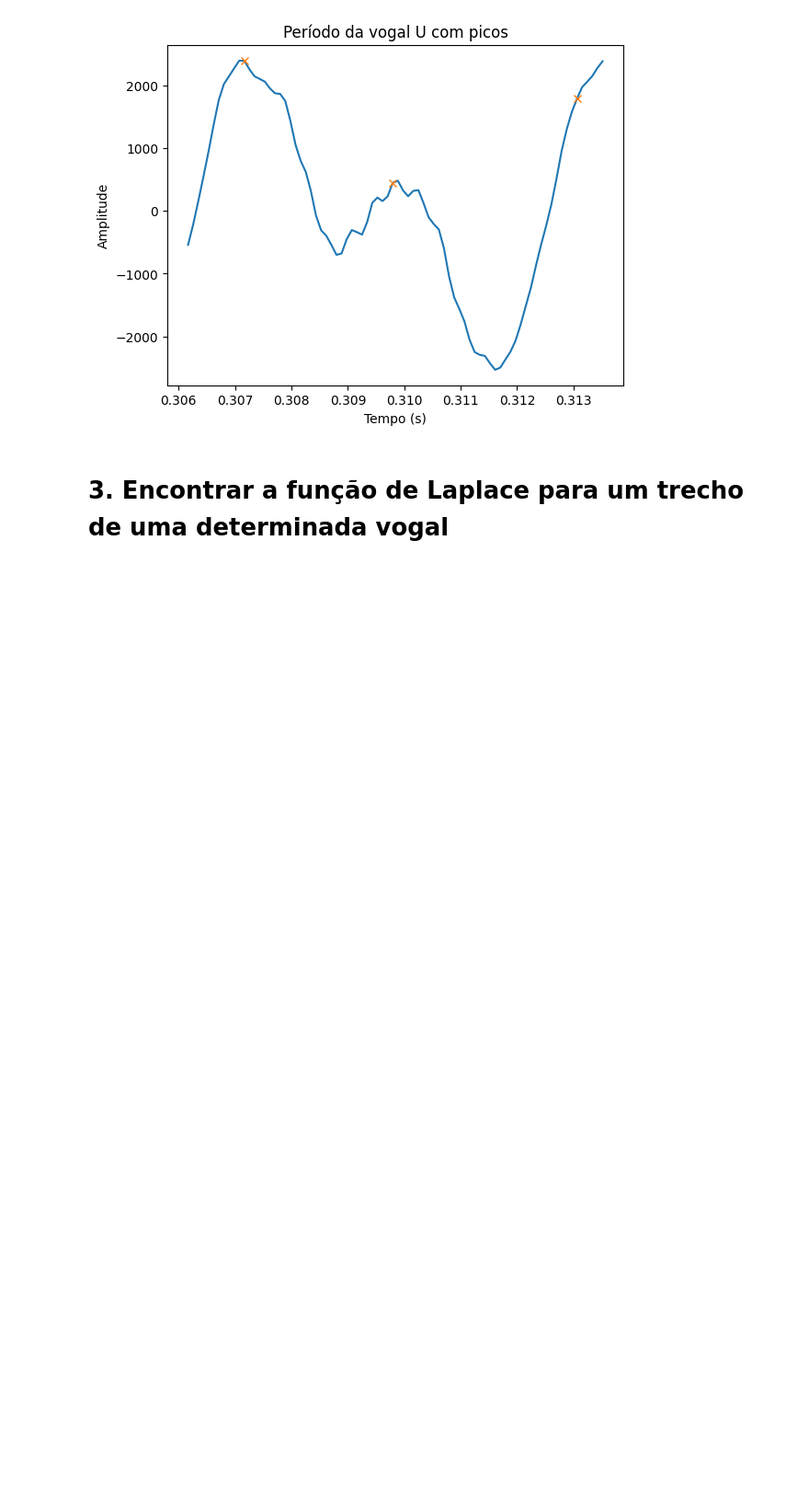
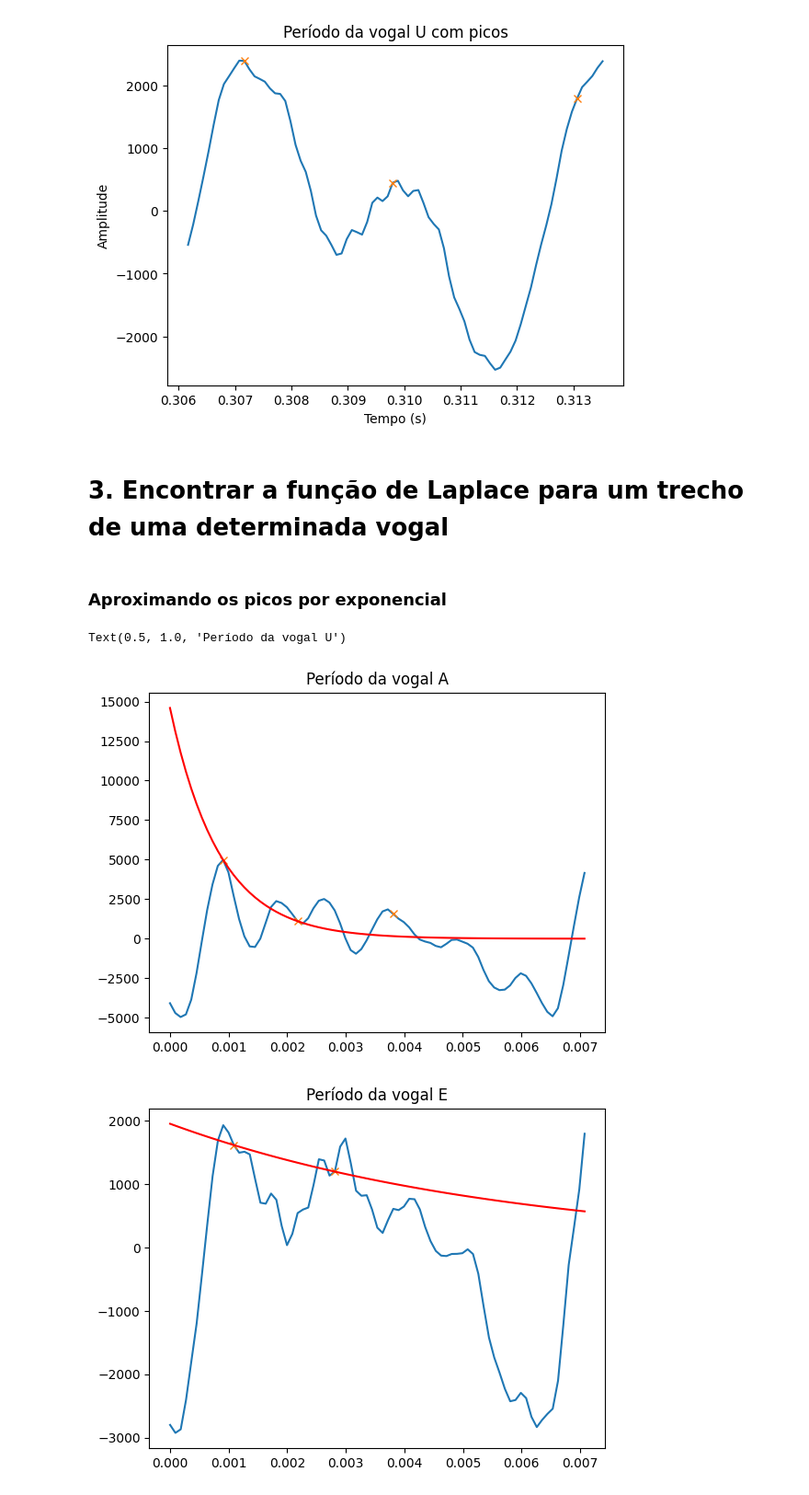
Before and after one commit to Rubiozito/Sistemas-e-Sinais, a Jupyter notebook: Trabalho_Final_sinais/Tfinal_sinais.ipynb, the cells around one changed output. Shown at 92% size. Saved outputs shown, nothing was run; the diff lists cells and outputs as text; code cells hidden in the pictures; blank space fills up the shorter version.

```diff
--- a/Trabalho_Final_sinais/Tfinal_sinais.ipynb
+++ b/Trabalho_Final_sinais/Tfinal_sinais.ipynb
@@ -123,0 +127,16 @@ def picos_periodo(periodo, periodo_t, vogal):
+# %%
+def vexp(x, a, b):
+    return a*np.exp(b*x)
+
+def picos_exp(zero, periodo, periodo_t):
+    if len(zero)>2 and zero[-1]>zero[-2]:
+        zero = zero[:-1]
+
+    periodo_t_0 = periodo_t - periodo_t[0]
+
+    x =periodo_t_0[zero]
+    y = periodo[zero]
+
+    pico_exp, pcov = curve_fit(vexp, x, y, maxfev=100000)
+
+    return pico_exp, periodo_t_0
@@ -524,3 +572,45 @@ zero_u = picos_periodo(periodo_u, periodo_tu, 'U')
 [figure]
 # %% [markdown]
 # 3. Encontrar a função de Laplace para um trecho de uma determinada vogal
+# %% [markdown]
+### Aproximando os picos por exponencial
+# %%
+pico_exp_a, periodo_t_0_a = picos_exp(zero_a, periodo_a, periodo_ta)
+plt.figure(23)
+plt.plot(periodo_t_0_a, periodo_a)
+plt.plot(periodo_t_0_a[zero_a], periodo_a[zero_a], "x")
+plt.plot(periodo_t_0_a, vexp(periodo_t_0_a, *pico_exp_a), 'r-')
+plt.title('Período da vogal A')
+
+
+pico_exp_e, periodo_t_0_e = picos_exp(zero_e, periodo_e, periodo_te)
+plt.figure(24)
+plt.plot(periodo_t_0_e, periodo_e)
+plt.plot(periodo_t_0_e[zero_e], periodo_e[zero_e], "x")
+plt.plot(periodo_t_0_e, vexp(periodo_t_0_e, *pico_exp_e), 'r-')
+plt.title('Período da vogal E')
+
+pico_exp_i, periodo_t_0_i = picos_exp(zero_i, periodo_i, periodo_ti)
+plt.figure(25)
+plt.plot(periodo_t_0_i, periodo_i)
+plt.plot(periodo_t_0_i[zero_i], periodo_i[zero_i], "x")
+plt.plot(periodo_t_0_i, vexp(periodo_t_0_i, *pico_exp_i), 'r-')
+plt.title('Período da vogal I')
+
+pico_exp_o, periodo_t_0_o = picos_exp(zero_o, periodo_o, periodo_to)
+plt.figure(26)
+plt.plot(periodo_t_0_o, periodo_o)
+plt.plot(periodo_t_0_o[zero_o], periodo_o[zero_o], "x")
+plt.plot(periodo_t_0_o, vexp(periodo_t_0_o, *pico_exp_o), 'r-')
+plt.title('Período da vogal O')
+
+pico_exp_u, periodo_t_0_u = picos_exp(zero_u, periodo_u, periodo_tu)
+plt.figure(27)
+plt.plot(periodo_t_0_u, periodo_u)
+plt.plot(periodo_t_0_u[zero_u], periodo_u[zero_u], "x")
+plt.plot(periodo_t_0_u, vexp(periodo_t_0_u, *pico_exp_u), 'r-')
+plt.title('Período da vogal U')
+# %% [output]
+Text(0.5, 1.0, 'Período da vogal U')
+[figure, added]
+[figure, added]
```
Also changed, not shown: parts of 20 cells of this notebook, 1 other file.
